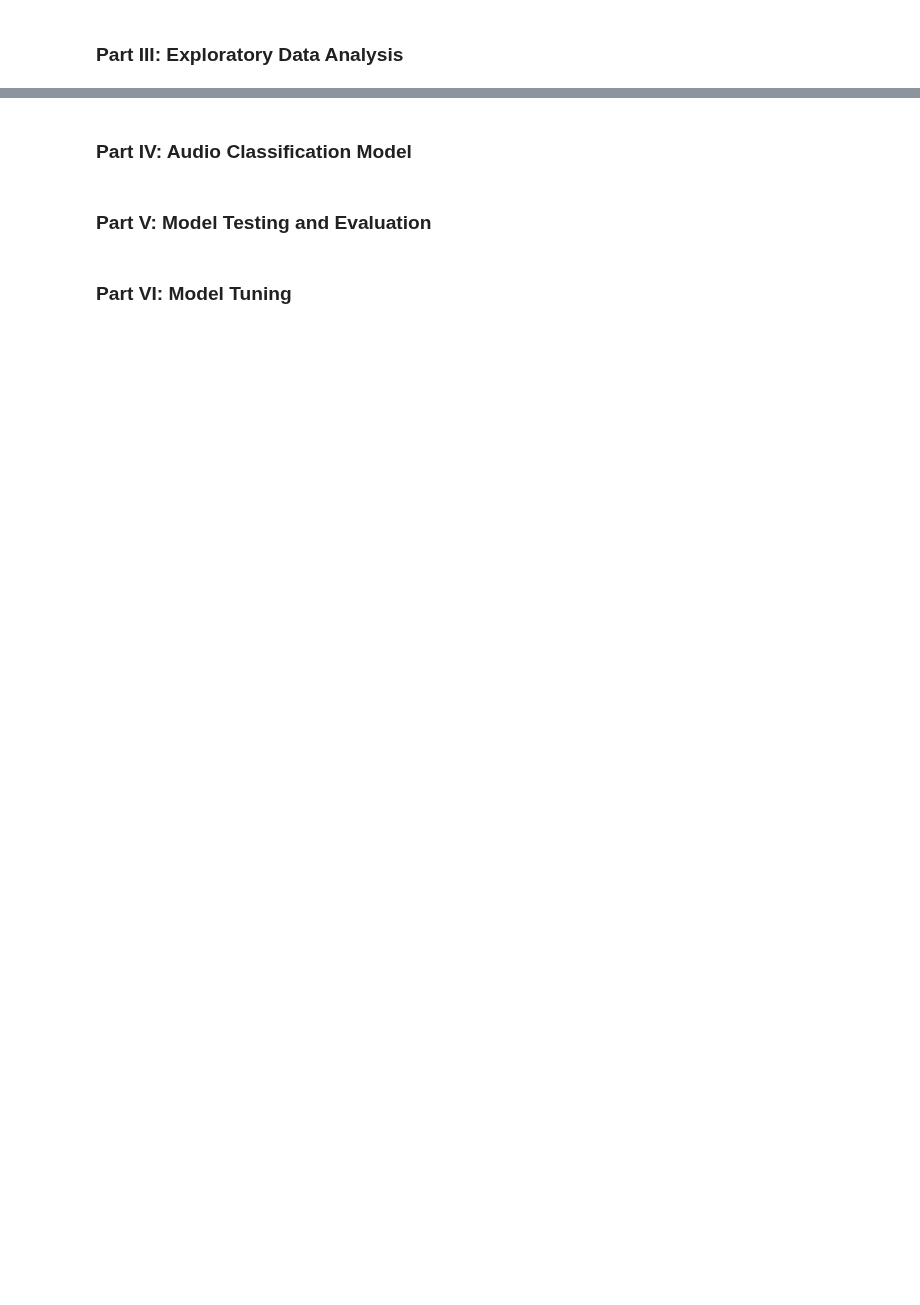
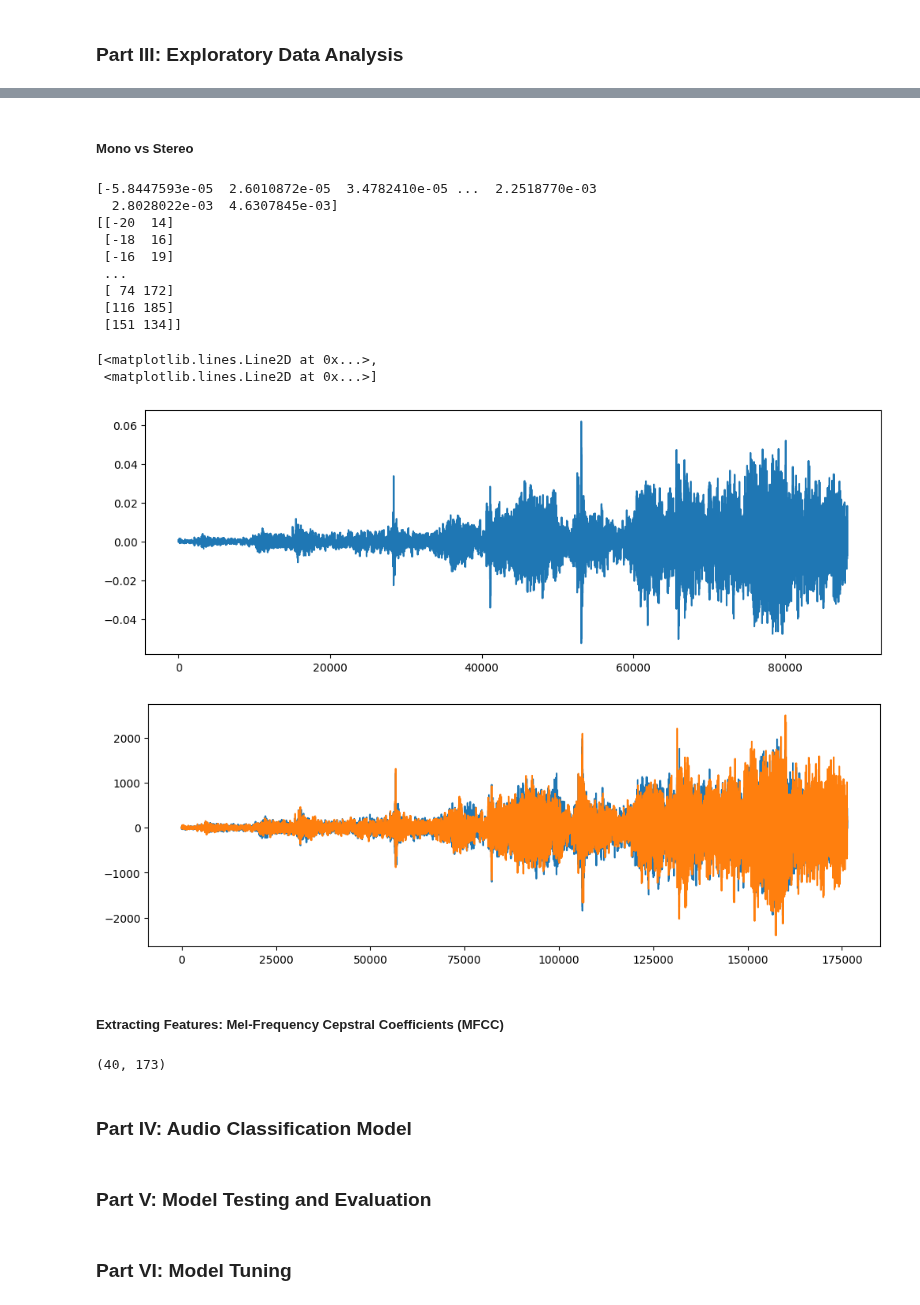
Before and after one commit to jasonmatthewsuhari/IT1244_UrbanSound, a Jupyter notebook: Urban Sound Analysis.ipynb, the cells around one changed output, grey strips where cells are left out. Drawn from its saved outputs; the diff is of its cells as text; code cells hidden in the pictures; blank space fills up the shorter version.

```diff
--- a/Urban Sound Analysis.ipynb
+++ b/Urban Sound Analysis.ipynb
@@ -50,3 +120,53 @@ ipd.Audio('data/Train/Train_1__dog_bark.wav')
+# %% [markdown]
+##### Mono vs Stereo
+# %%
+# Graphs for mono and stereo
+audio_file_path = 'data/Train/Train_1544__street_music.wav'
+librosa_audio_data, librosa_sample_rate = librosa.load(audio_file_path)
+print(librosa_audio_data) # mono
+
+# Original audio with 1 channel (mono)
+plt.figure(figsize=(12, 4))
+plt.plot(librosa_audio_data)
+
+wave_sample_rate, wave_audio = wav.read(audio_file_path)
+print(wave_audio) # stereo
+
+# Original audio with 2 channels (stereo)
+plt.figure(figsize=(12, 4))
+plt.plot(wave_audio)
+# %% [output]
+[-5.8447593e-05  2.6010872e-05  3.4782410e-05 ...  2.2518770e-03
+  2.8028022e-03  4.6307845e-03]
+[[-20  14]
+ [-18  16]
+ [-16  19]
+ ...
+ [ 74 172]
+ [116 185]
+ [151 134]]
+[<matplotlib.lines.Line2D at 0x...>,
+ <matplotlib.lines.Line2D at 0x...>]
+[figure, added]
+[figure, added]
+# %% [markdown]
+##### Extracting Features: Mel-Frequency Cepstral Coefficients (MFCC)
+# %%
+# MFCC for one sample file
+mfccs = librosa.feature.mfcc(y=librosa_audio_data, sr=librosa_sample_rate, n_mfcc=40)
+print(mfccs.shape)
+mfccs
+
+def features_extractor(file):
+    audio, sample_rate = librosa.load(file, res_type='kaiser_fast')
+    mfccs_features = librosa.feature.mfcc(y=audio, sr=sample_rate, n_mfcc=40)
+    mfccs_scaled_features = np.mean(mfccs_features.T, axis=0)
+
+    return mfccs_scaled_features
+
+# MFCC for every training file
+# %% [output]
+(40, 173)
 # %% [markdown]
 ### Part IV: Audio Classification Model
 # %% [markdown]
```
Also changed, not shown: parts of 5 cells of this notebook.
